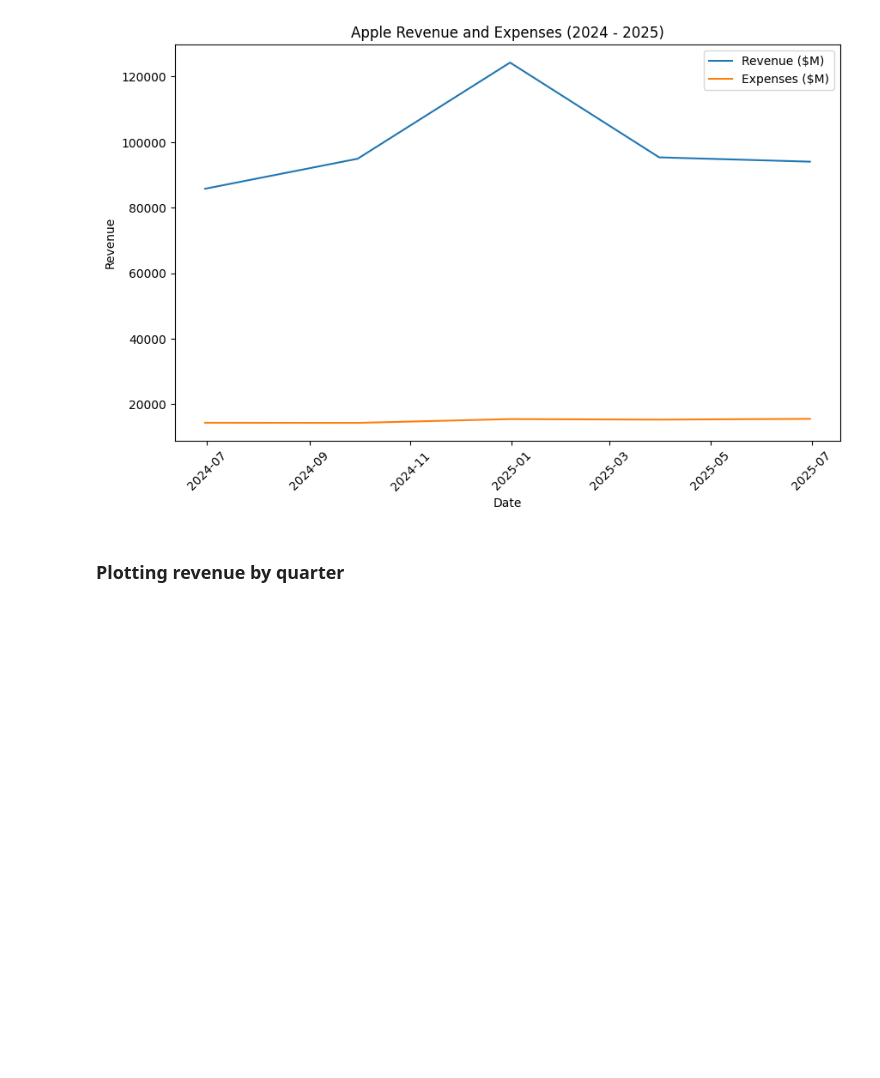
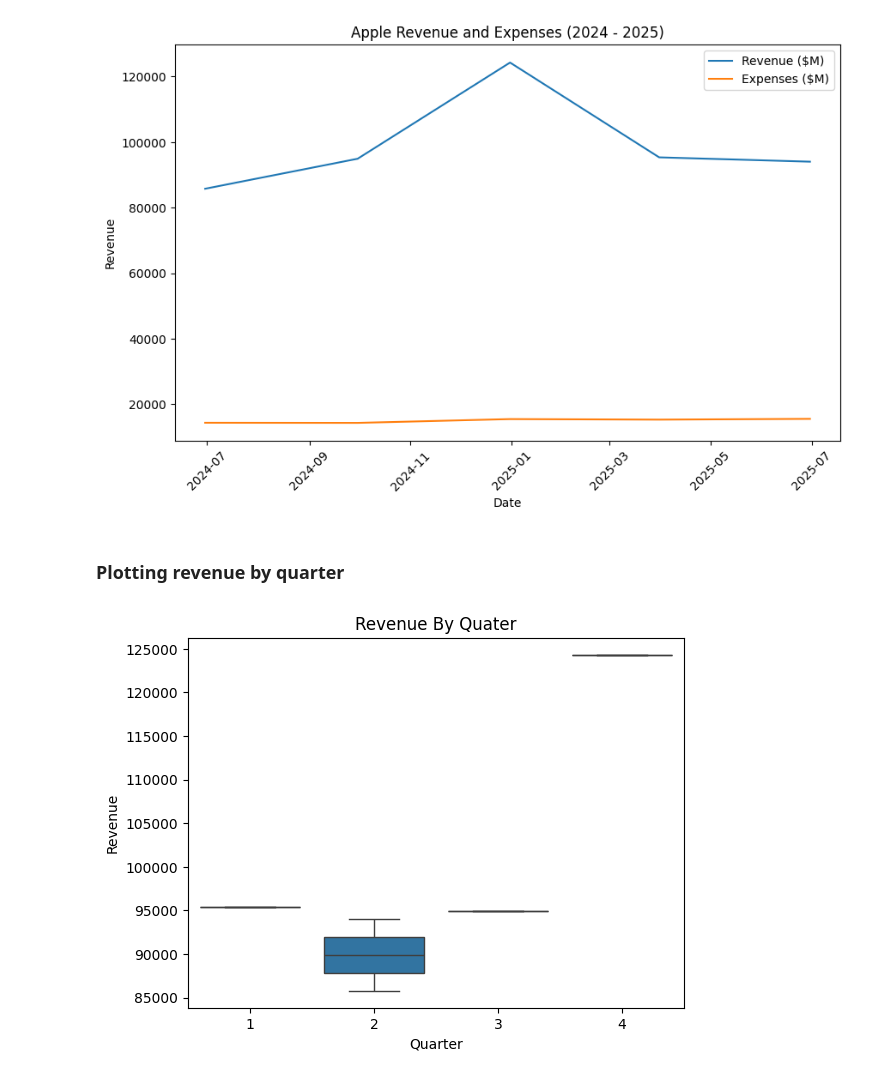
Before and after one commit to TA-ashrafi/Financial-Forecasting-for-Revenue-and-Expenses, a Jupyter notebook: main.ipynb, the cells around one changed output. Cells and saved outputs as stored; diff of their text form; code cells hidden in the pictures; blank space fills up the shorter version.

```diff
--- a/main.ipynb
+++ b/main.ipynb
@@ -98,3 +99,11 @@ plt.show()
 [figure]
 # %% [markdown]
 ### Plotting revenue by quarter
+# %%
+df['Quarter'] = df['Date'].dt.quarter
+sns.boxplot(x='Quarter' , y='Revenue' , data=df)
+plt.title("Revenue By Quater")
+plt.savefig("Visuals/revenue_by_quarter.png")
+plt.show()
+# %% [output]
+[figure, added]
```
Also changed, not shown: parts of 2 cells of this notebook, 1 other file.
